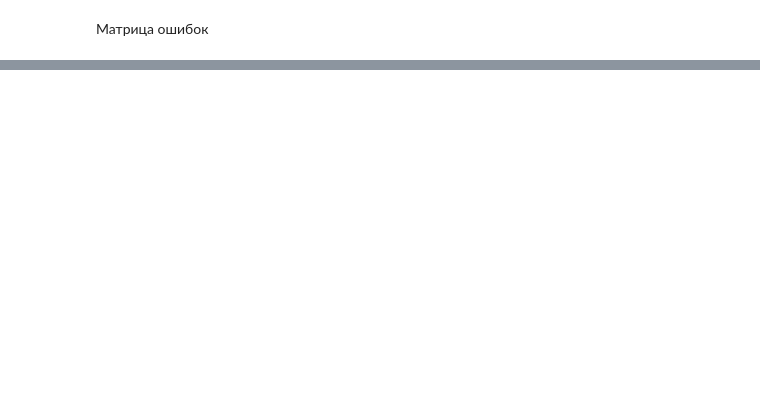
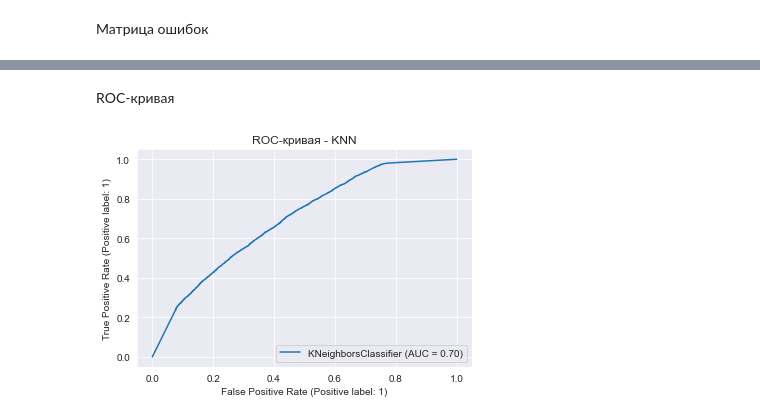
Before and after one commit to Sus-arch/Wine-Reviews-ML, a Jupyter notebook: classification/solution.ipynb, the cells around one changed output, grey strips where cells are left out. Drawn from its saved outputs; the diff is of its cells as text; code cells hidden in the pictures; blank space fills up the shorter version.

```diff
--- a/classification/solution.ipynb
+++ b/classification/solution.ipynb
@@ -329,0 +329,8 @@ plt.show()
+# %% [markdown]
+ROC-кривая
+# %%
+RocCurveDisplay.from_estimator(best_knn, X_test, y_test)
+plt.title("ROC-кривая - KNN")
+plt.show()
+# %% [output]
+[figure, added]
```
Also changed, not shown: parts of 9 cells of this notebook.
